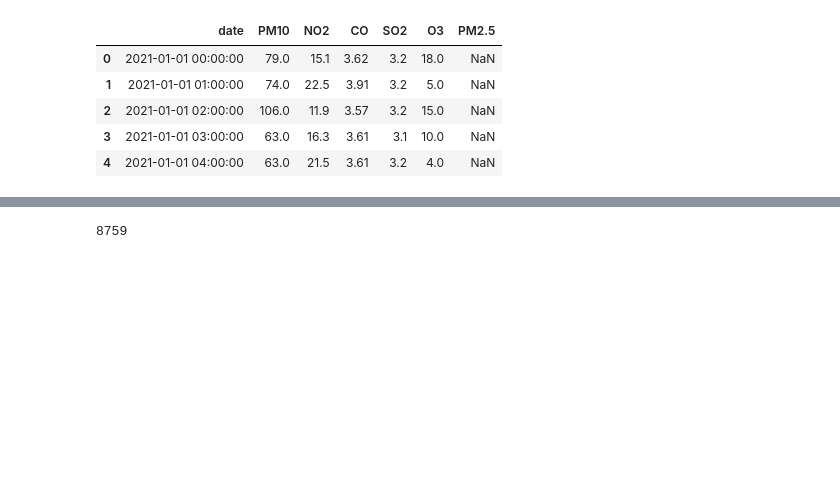
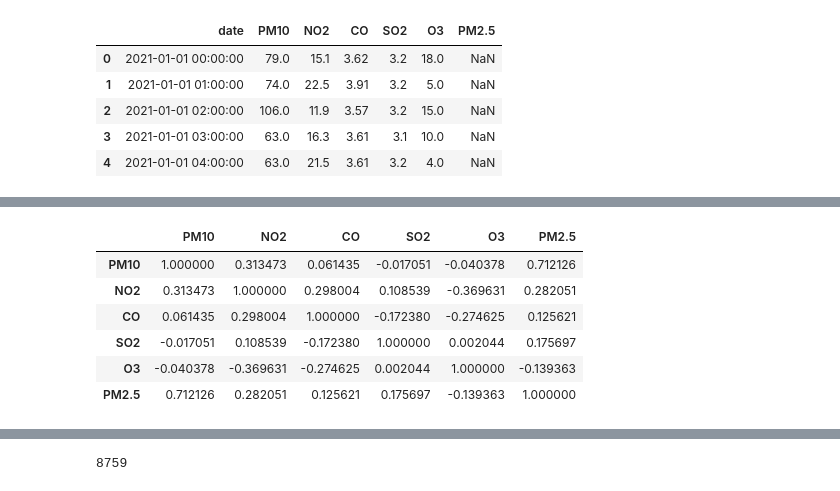
Before and after one commit to marielalvarez/Analisis-de-Calidad-de-Aire, a Jupyter notebook: ETAPA1/suroeste2/2021.ipynb, the cells around one changed output, grey strips where cells are left out. Cells and saved outputs as stored; diff of their text form; code cells hidden in the pictures; blank space fills up the shorter version.

```diff
--- a/ETAPA1/suroeste2/2021.ipynb
+++ b/ETAPA1/suroeste2/2021.ipynb
@@ -15,0 +23,10 @@ data_2021.head()
+# %%
+df_diario[['PM10', 'NO2', 'CO', 'SO2','O3', 'PM2.5']].corr()
+# %% [output]
+|  | PM10 | NO2 | CO | SO2 | O3 | PM2.5 |
+| PM10 | 1.000000 | 0.313473 | 0.061435 | -0.017051 | -0.040378 | 0.712126 |
+| NO2 | 0.313473 | 1.000000 | 0.298004 | 0.108539 | -0.369631 | 0.282051 |
+| CO | 0.061435 | 0.298004 | 1.000000 | -0.172380 | -0.274625 | 0.125621 |
+| SO2 | -0.017051 | 0.108539 | -0.172380 | 1.000000 | 0.002044 | 0.175697 |
+| O3 | -0.040378 | -0.369631 | -0.274625 | 0.002044 | 1.000000 | -0.139363 |
+| PM2.5 | 0.712126 | 0.282051 | 0.125621 | 0.175697 | -0.139363 | 1.000000 |
```
Also changed, not shown: parts of 6 cells of this notebook, 5 other files.
